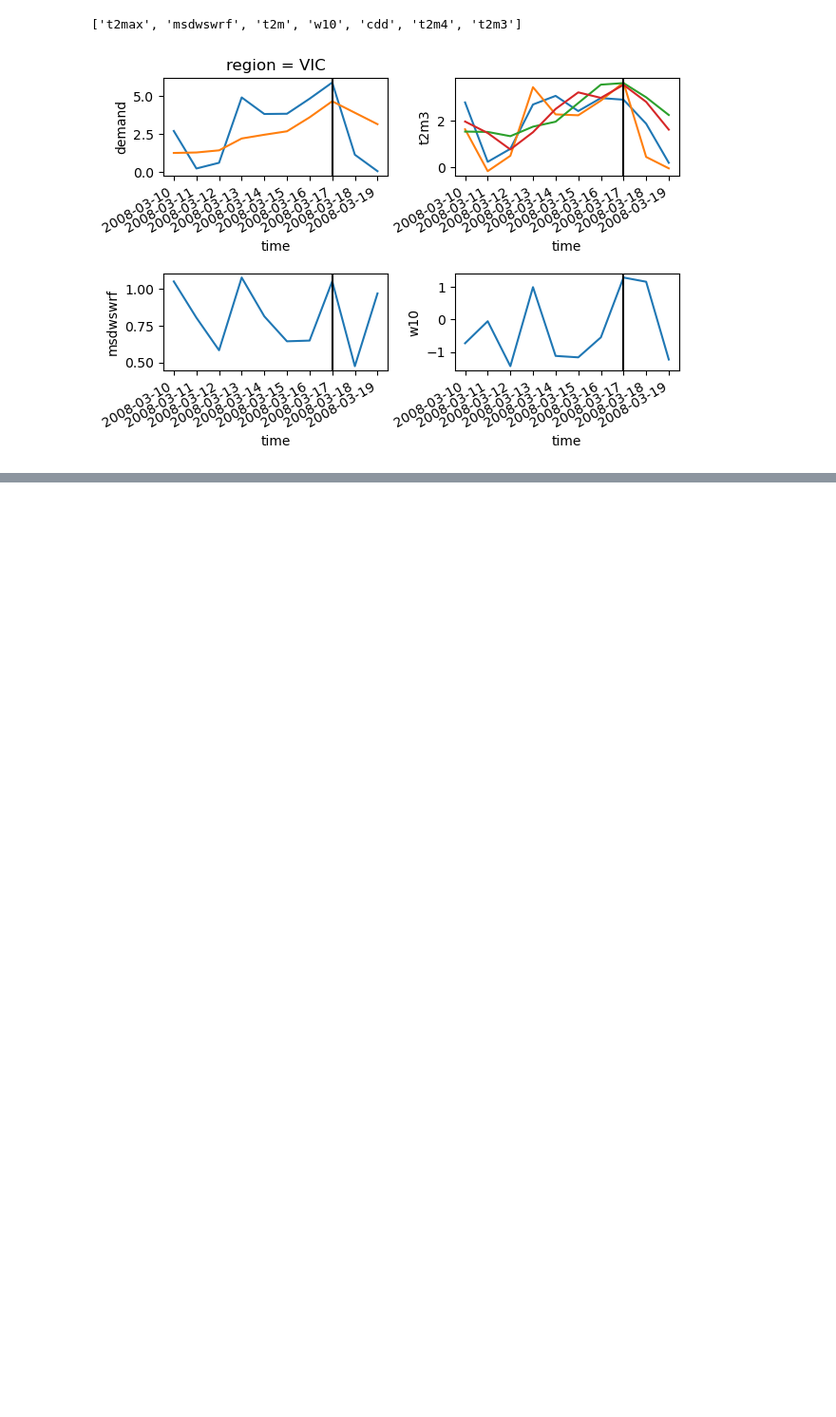
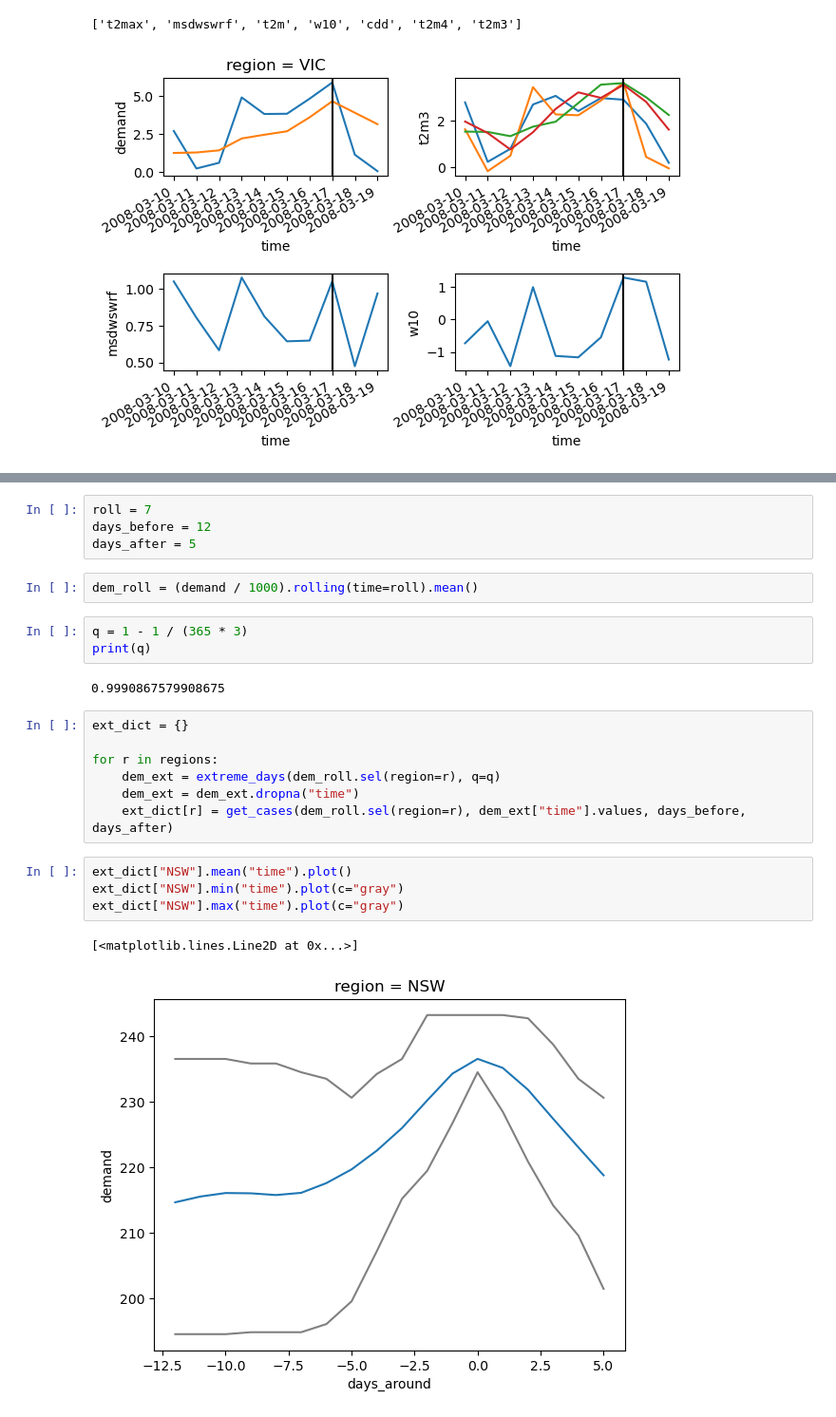
Before and after one commit to dougrichardson/demand_model, a Jupyter notebook: 15_analyse_NEM_ERA5.ipynb, the cells around one changed output, grey strips where cells are left out. Shown at 95% size. Saved outputs shown, nothing was run; the diff lists cells and outputs as text; blank space fills up the shorter version.

```diff
--- a/15_analyse_NEM_ERA5.ipynb
+++ b/15_analyse_NEM_ERA5.ipynb
@@ -725,0 +638,25 @@ Variables:
+# %%
+roll = 7
+days_before = 12
+days_after = 5
+# %%
+dem_roll = (demand / 1000).rolling(time=roll).mean()
+# %%
+q = 1 - 1 / (365 * 3)
+print(q)
+# %% [output]
+0.9990867579908675
+# %%
+ext_dict = {}
+
+for r in regions:
+    dem_ext = extreme_days(dem_roll.sel(region=r), q=q)
+    dem_ext = dem_ext.dropna("time")
+    ext_dict[r] = get_cases(dem_roll.sel(region=r), dem_ext["time"].values, days_before, days_after)
+# %%
+ext_dict["NSW"].mean("time").plot()
+ext_dict["NSW"].min("time").plot(c="gray")
+ext_dict["NSW"].max("time").plot(c="gray")
+# %% [output]
+[<matplotlib.lines.Line2D at 0x...>]
+[figure, added]
```
Also changed, not shown: parts of 19 cells of this notebook.
